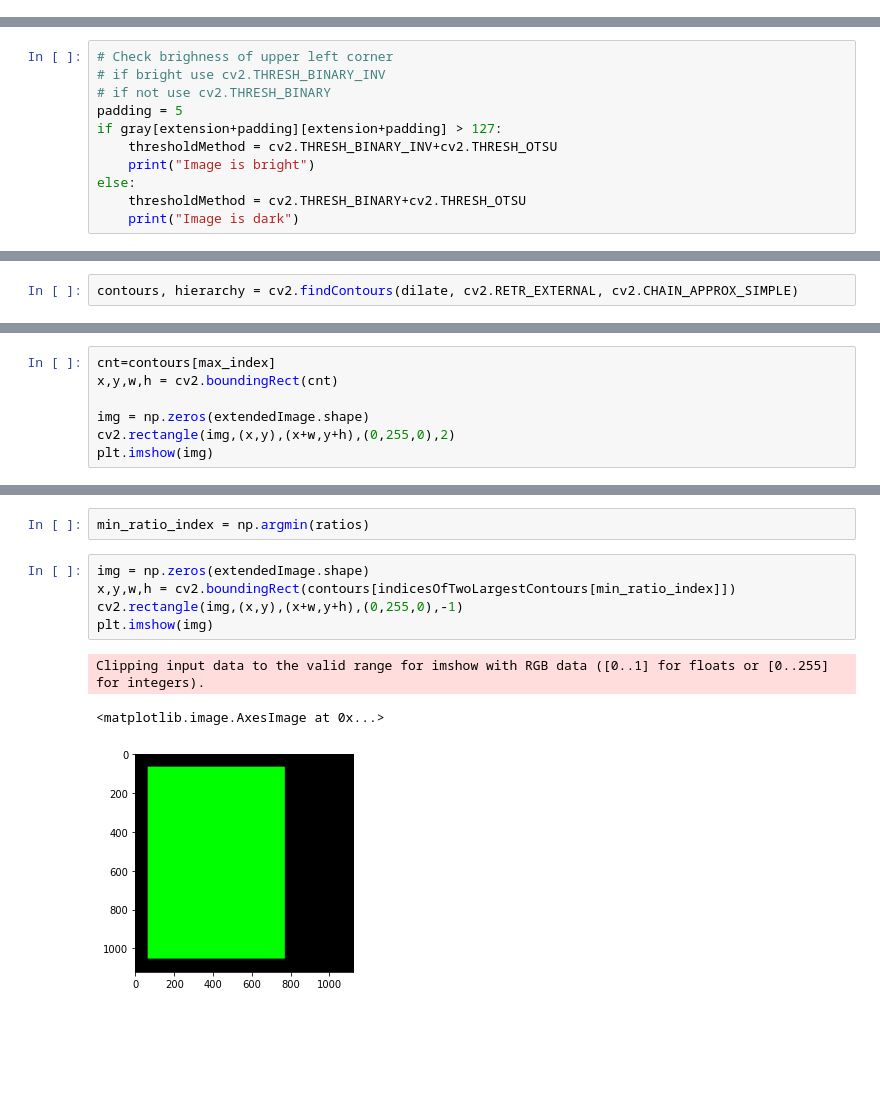
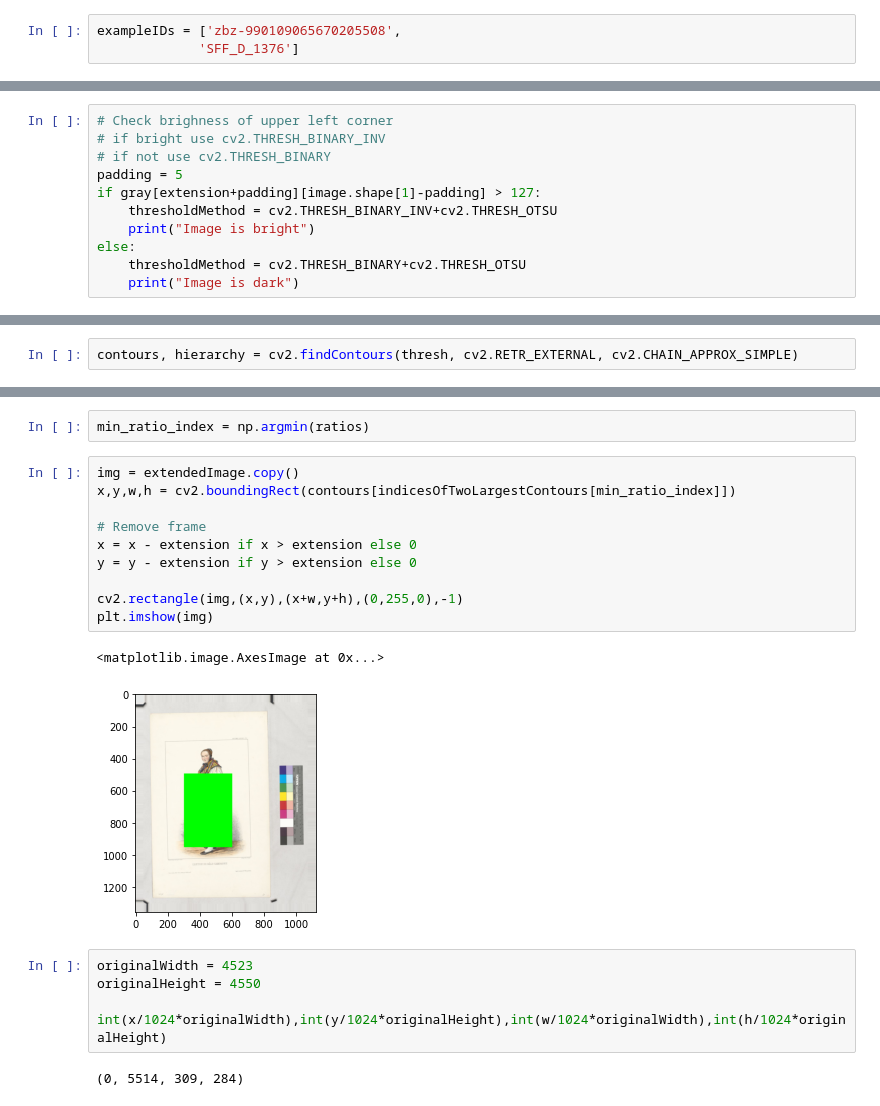
Before and after one commit to swiss-art-research-net/bso-image-segmentation, a Jupyter notebook: notebooks/opencv-region-detection.ipynb, the cells around one changed output, grey strips where cells are left out. Saved outputs shown, nothing was run; the diff lists cells and outputs as text; blank space fills up the shorter version.

```diff
--- a/notebooks/opencv-region-detection.ipynb
+++ b/notebooks/opencv-region-detection.ipynb
@@ -19,3 +16,6 @@ exampleIDs = ['zbz-990109042670205508',
+# %%
+exampleIDs = ['zbz-990109065670205508',
+             'SFF_D_1376']
 # %%
 exampleImages = [d + '.jpg' for d in exampleIDs]
 # %%
@@ -46,7 +50,7 @@ plt.imshow(Image.fromarray(gray))
 # if bright use cv2.THRESH_BINARY_INV
 # if not use cv2.THRESH_BINARY
 padding = 5
-if gray[extension+padding][extension+padding] > 127:
+if gray[extension+padding][image.shape[1]-padding] > 127:
     thresholdMethod = cv2.THRESH_BINARY_INV+cv2.THRESH_OTSU
     print("Image is bright")
 else:
@@ -70,5 +74,5 @@ plt.imshow(Image.fromarray(dilate))
 # %%
-contours, hierarchy = cv2.findContours(dilate, cv2.RETR_EXTERNAL, cv2.CHAIN_APPROX_SIMPLE)
+contours, hierarchy = cv2.findContours(thresh, cv2.RETR_EXTERNAL, cv2.CHAIN_APPROX_SIMPLE)
 # %%
 img_contours = np.zeros(extendedImage.shape)
 cv2.drawContours(img_contours, contours, -1, (0,255,0), 3)
@@ -80,9 +84,2 @@ Clipping input data to the valid range for imshow with RGB data ([0..1] for floa
 # %%
 areas = [cv2.contourArea(c) for c in contours]
-# %%
-cnt=contours[max_index]
-x,y,w,h = cv2.boundingRect(cnt)
-
-img = np.zeros(extendedImage.shape)
-cv2.rectangle(img,(x,y),(x+w,y+h),(0,255,0),2)
-plt.imshow(img)
@@ -116,11 +109,22 @@ for i in indicesOfTwoLargestContours:
 # %%
 min_ratio_index = np.argmin(ratios)
 # %%
-img = np.zeros(extendedImage.shape)
+img = extendedImage.copy()
 x,y,w,h = cv2.boundingRect(contours[indicesOfTwoLargestContours[min_ratio_index]])
+
+# Remove frame
+x = x - extension if x > extension else 0
+y = y - extension if y > extension else 0
+
 cv2.rectangle(img,(x,y),(x+w,y+h),(0,255,0),-1)
 plt.imshow(img)
 # %% [output]
-Clipping input data to the valid range for imshow with RGB data ([0..1] for floats or [0..255] for integers).
+<matplotlib.image.AxesImage at 0x...>
-<matplotlib.image.AxesImage at 0x...>
-[figure, old version]
+[figure, new version]
+# %%
+originalWidth = 4523
+originalHeight = 4550
+
+int(x/1024*originalWidth),int(y/1024*originalHeight),int(w/1024*originalWidth),int(h/1024*originalHeight)
+# %% [output]
+(0, 5514, 309, 284)
```
Also changed, not shown: parts of 11 cells of this notebook, 1 other file.
